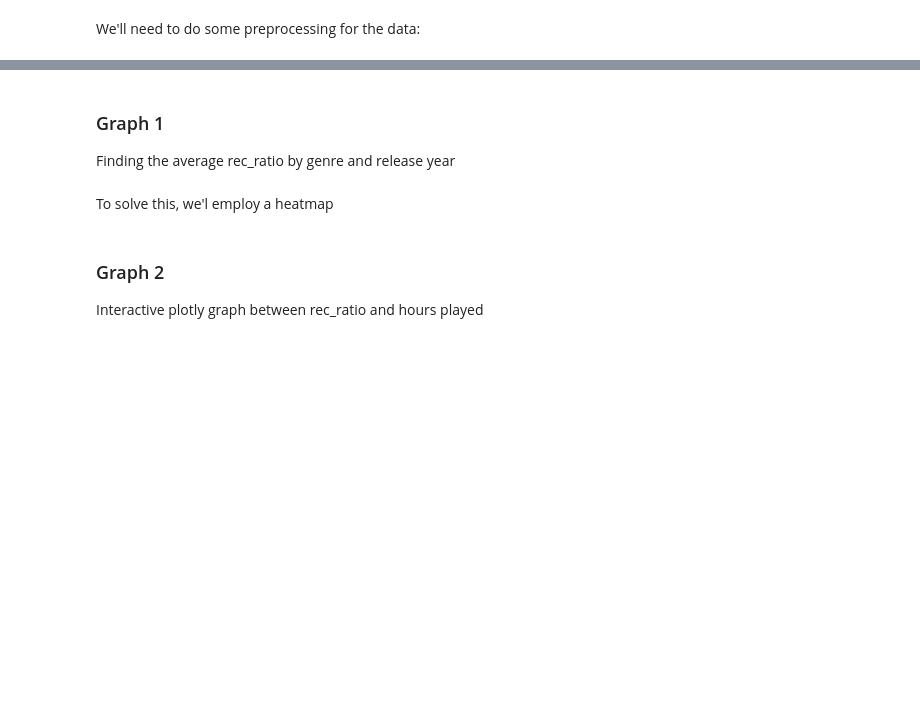
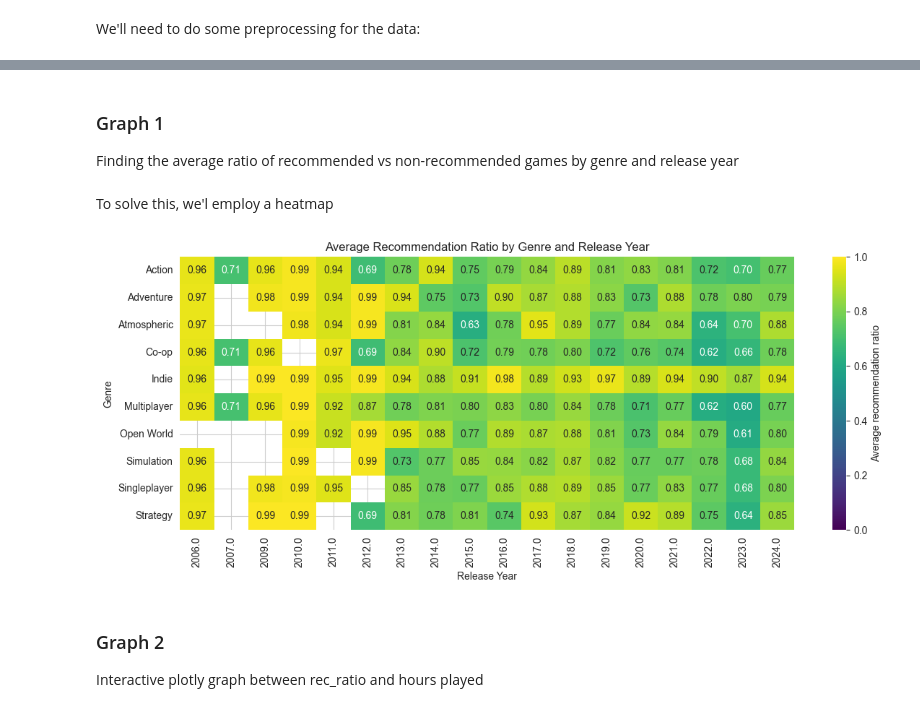
Before and after one commit to sjsu-cs133-f25/gamers-steamreviews-games, a Jupyter notebook: notebooks/05_extra.ipynb, the cells around one changed output, grey strips where cells are left out. Saved outputs shown, nothing was run; the diff lists cells and outputs as text; code cells hidden in the pictures; blank space fills up the shorter version.

Commit message:
bug fixes for first graph

```diff
--- a/notebooks/05_extra.ipynb
+++ b/notebooks/05_extra.ipynb
@@ -18,7 +16,13 @@ ModuleNotFoundError: No module named 'plotly'
 # %% [markdown]
 Here's a look at our dataset one last time
 # %%
-steamdataset = pd.read_csv('../data/steamdataset.csv')
-steamdataset["release_date"] = pd.to_datetime(steamdataset["release_date"])
-steamdataset["date"] = pd.to_datetime(steamdataset["date"])
+reviews_path = '../data/Steam Game Reviews export 2025-09-20 21-34-15.csv' # Replace with the path to your reviews CSV File
+game_metadata_path = '../data/games_description.csv' # Replace with path to game metadata CSV file, NOTE make sure to go to parent dir in the path
+
+
+steamreviews = pd.read_csv(reviews_path)
+gamemetadata = pd.read_csv(game_metadata_path)
+steamdataset = pd.merge(steamreviews, gamemetadata, left_on='game_name', right_on='name', how='left')
+steamdataset.drop(columns=['name'], inplace=True)
+
 steamdataset
@@ -29,7 +47,8 @@ steamdataset["genres"] = steamdataset["genres"].apply(
     lambda x: ast.literal_eval(x) if isinstance(x, str) else x
 )
 
-steamdataset["release_year"] = steamdataset["release_date"].dt.year
+steamdataset["release_year"] = steamdataset["release_date"].astype(str).str[-4:]
+steamdataset["release_year"] = pd.to_numeric(steamdataset["release_year"], errors="coerce")
 
 rating_map = {
     'Overwhelmingly Positive': 5,
@@ -42,8 +61,9 @@ rating_map = {
 steamdataset["rating_num"] = steamdataset["overall_player_rating"].map(rating_map)
 
 #days since release (relative to when this code is run)
+current_year = pd.Timestamp.today().year
 steamdataset["days_since_release"] = (
-    pd.Timestamp.today() - steamdataset["release_date"]
-).dt.days
+    (current_year - steamdataset["release_year"]) * 365
+)
 
-steamdataset[["overall_player_rating", "rating_num", "release_year", "days_since_release"]].head()
+steamdataset[["overall_player_rating", "rating_num", "release_year", "days_since_release"]].head(50000)
@@ -50,47 +84,48 @@ steamdataset[["overall_player_rating", "rating_num", "release_year", "days_since
 # %% [markdown]
 ### Graph 1
 
-Finding the average rec_ratio by genre and release year
+Finding the average ratio of recommended vs non-recommended games by genre and release year
 # %% [markdown]
 To solve this, we'l employ a heatmap
 # %%
 sns.set_style("whitegrid")
 
+steamdataset["rec_ratio"] = steamdataset["recommendation"].map({
+        "Recommended": 1,
+        "Not Recommended": 0
+    })
 exploded = steamdataset.explode("genres")
 
 #top 10 genres by frequency
 top_genres = exploded["genres"].value_counts().head(10).index.tolist()
 top_genre_df = exploded[exploded["genres"].isin(top_genres)].copy()
 
 #compute mean rec_ratio by (genre, release_year)
-heat_df = (
-    top_genre_df
-    .groupby(["genres", "release_year"])["rec_ratio"]
-    .mean()
-    .reset_index()
-)
+heat_df = top_genre_df.groupby(["genres", "release_year"])["rec_ratio"].mean().reset_index()
 
 heat_pivot = heat_df.pivot(
     index="genres",
     columns="release_year",
     values="rec_ratio"
 )
 
 plt.figure(figsize=(12, 5))
 sns.heatmap(
     heat_pivot,
     cmap="viridis",
     vmin=0,
     vmax=1,
     annot=True,
     fmt=".2f",
     cbar_kws={"label": "Average recommendation ratio"}
 )
 plt.title("Average Recommendation Ratio by Genre and Release Year")
 plt.xlabel("Release Year")
 plt.ylabel("Genre")
 plt.tight_layout()
 plt.show()
+# %% [output]
+[figure, added]
 # %% [markdown]
 ### Graph 2
 
```
Also changed, not shown: parts of 3 cells of this notebook.
